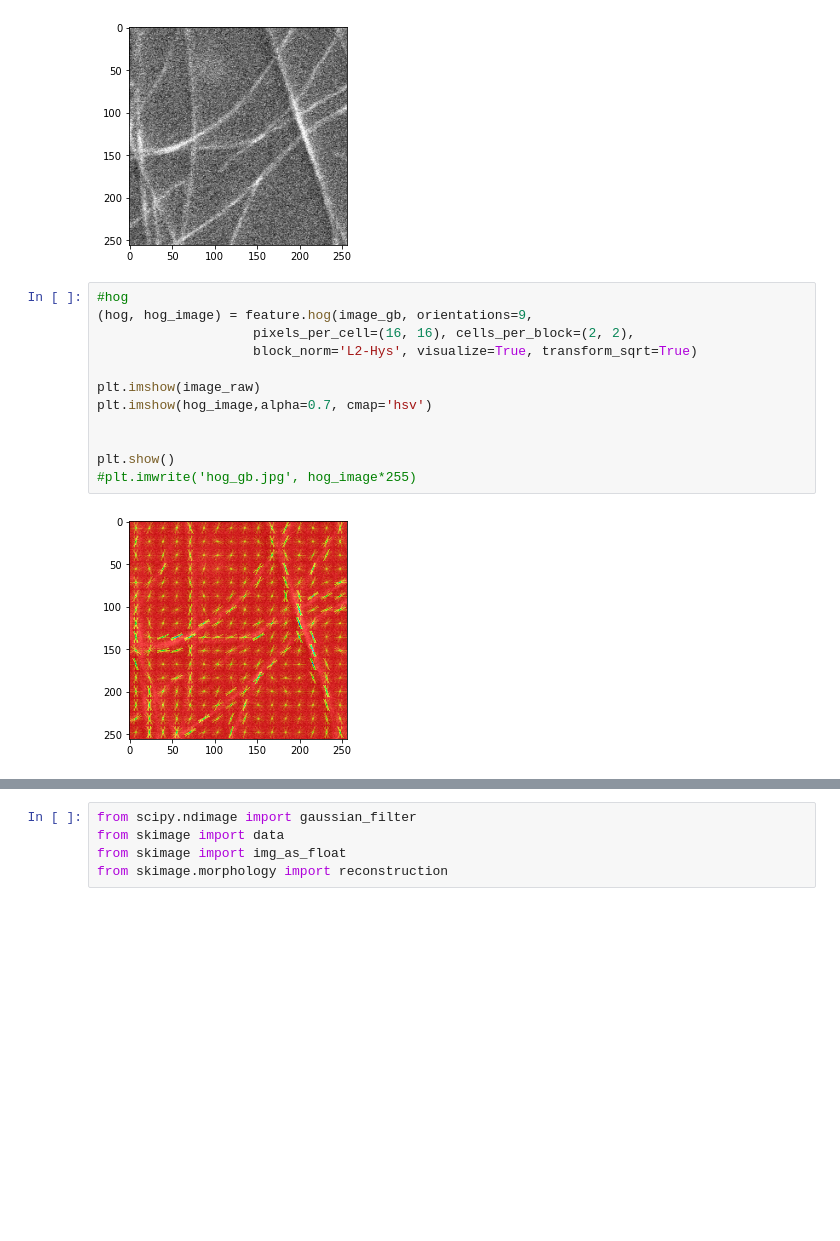
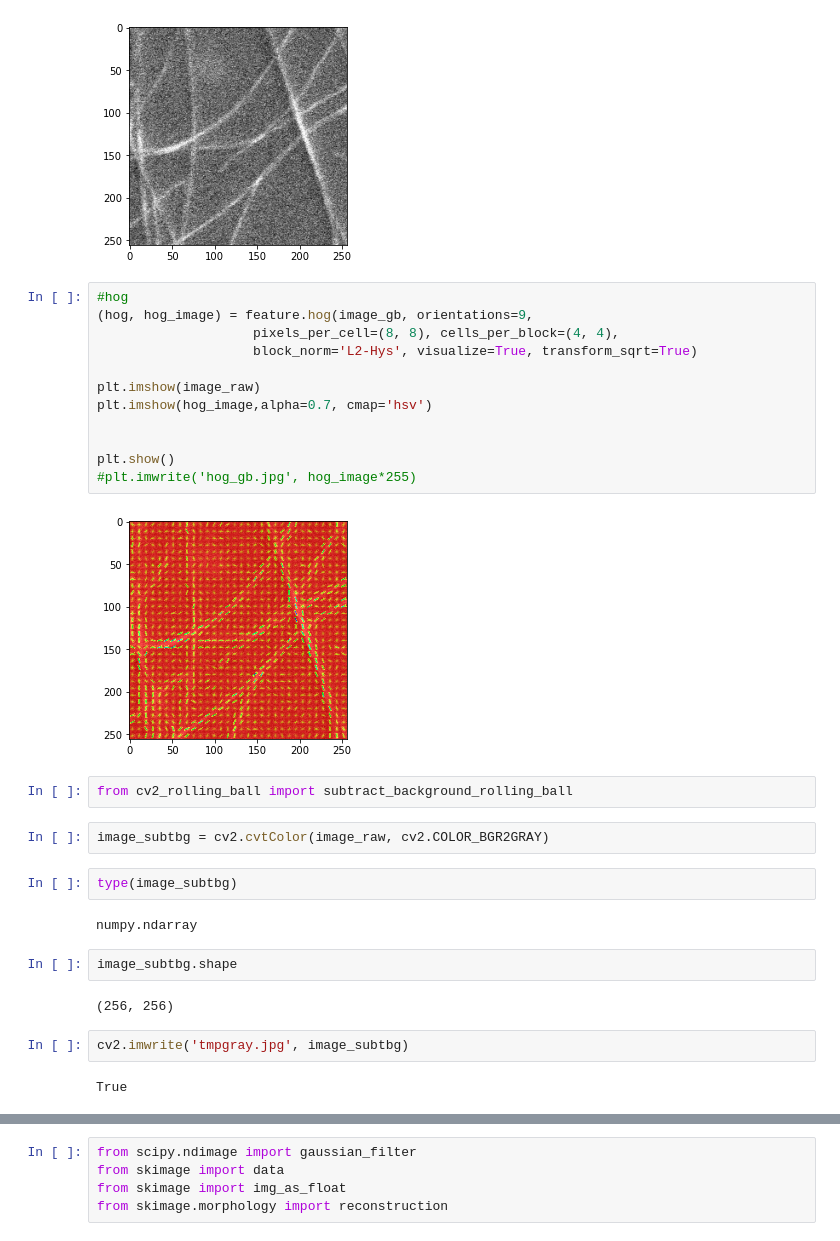
Before and after one commit to hiroshifuruta/hedgehog, a Jupyter notebook: hog.ipynb, the cells around one changed output, grey strips where cells are left out. Cells and saved outputs as stored; diff of their text form; blank space fills up the shorter version.

Commit message:
modified:   hog.ipynb 	modified:   image-dilated.png 	new file:   tmpgray.jpg

```diff
--- a/hog.ipynb
+++ b/hog.ipynb
@@ -15,14 +62,30 @@ plt.show()
 # %%
 #hog
 (hog, hog_image) = feature.hog(image_gb, orientations=9,
-                    pixels_per_cell=(16, 16), cells_per_block=(2, 2),
+                    pixels_per_cell=(8, 8), cells_per_block=(4, 4),
                     block_norm='L2-Hys', visualize=True, transform_sqrt=True)
 
 plt.imshow(image_raw)
 plt.imshow(hog_image,alpha=0.7, cmap='hsv')
 
 
 plt.show()
 #plt.imwrite('hog_gb.jpg', hog_image*255)
 # %% [output]
-[figure, old version]
+[figure, new version]
+# %%
+from cv2_rolling_ball import subtract_background_rolling_ball
+# %%
+image_subtbg = cv2.cvtColor(image_raw, cv2.COLOR_BGR2GRAY)
+# %%
+type(image_subtbg)
+# %% [output]
+numpy.ndarray
+# %%
+image_subtbg.shape
+# %% [output]
+(256, 256)
+# %%
+cv2.imwrite('tmpgray.jpg', image_subtbg)
+# %% [output]
+True
```
Also changed, not shown: parts of 6 cells of this notebook, 2 other files.
